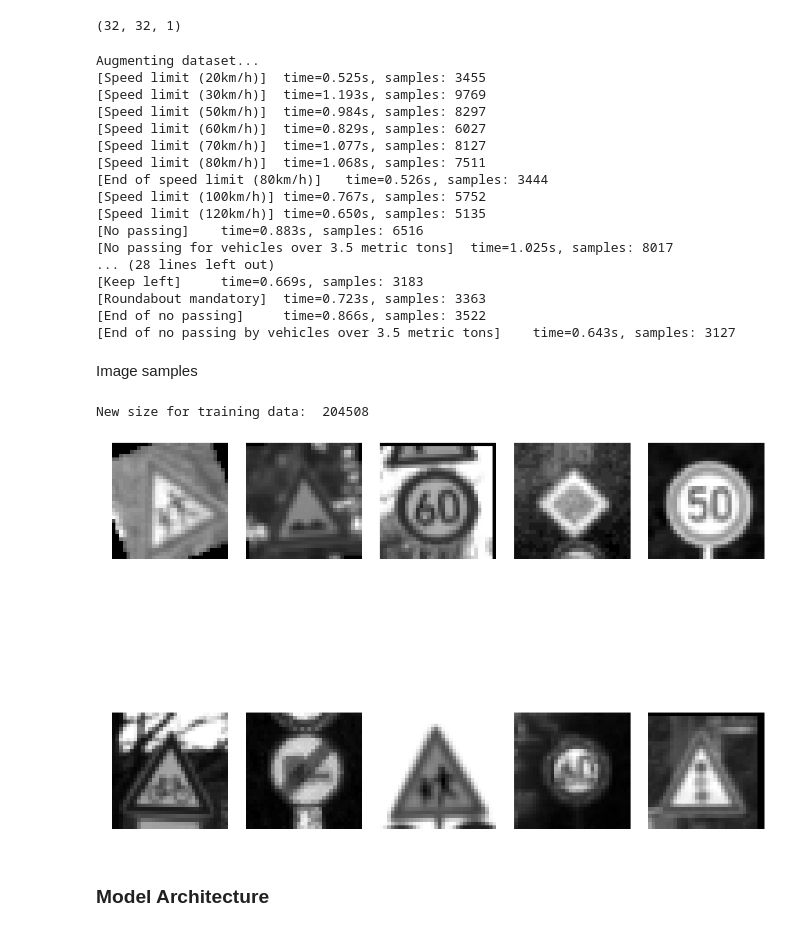
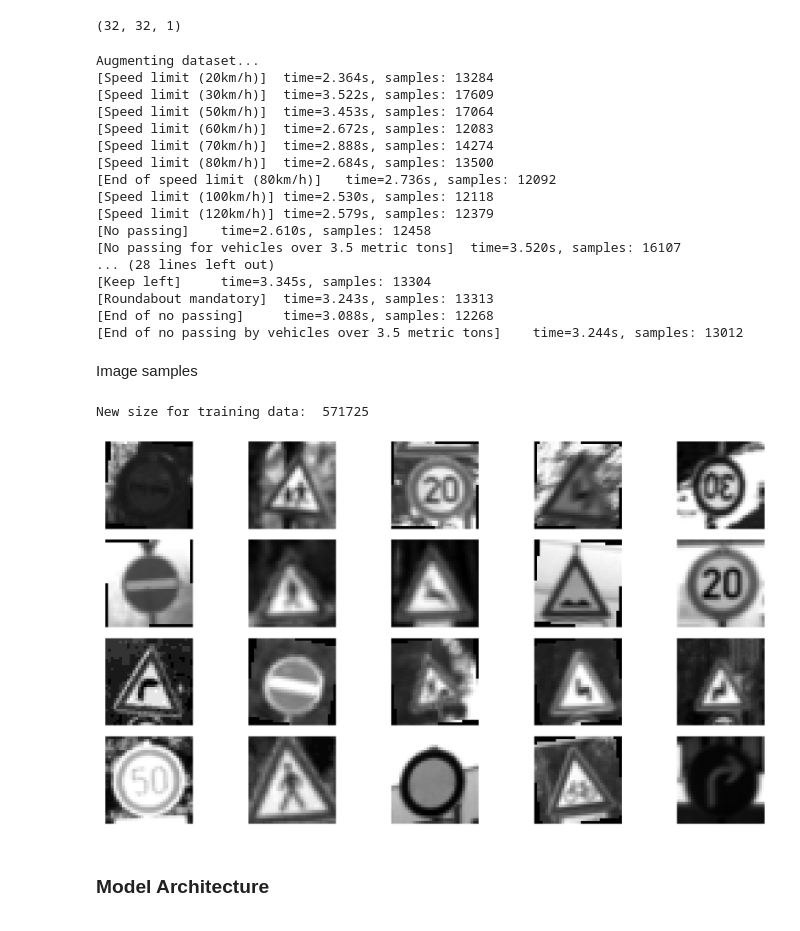
Before and after one commit to bajcmartinez/CarND-Traffic-Sign-Classifier-Project, a Jupyter notebook: Traffic_Sign_Classifier.ipynb, the cells around one changed output. Drawn from its saved outputs; the diff is of its cells as text; code cells hidden in the pictures.

```diff
--- a/Traffic_Sign_Classifier.ipynb
+++ b/Traffic_Sign_Classifier.ipynb
@@ -13,9 +13,9 @@ In this notebook, a template is provided for you to implement your functionality
 # Load pickled data
 import pickle
 
-training_file = "./traffic-signs-data/train.p"
-validation_file = "./traffic-signs-data/valid.p"
-testing_file = "./traffic-signs-data/test.p"
+training_file = "../data/train.p"
+validation_file = "../data/valid.p"
+testing_file = "../data/test.p"
 
 with open(training_file, mode='rb') as f:
     train = pickle.load(f)
@@ -228,26 +228,17 @@ class ImagesManipulation:
             img = np.fliplr(img)
         elif random.random() < 0.5:
             transformed = True
-            img = ndimage.rotate(img, np.random.randint(-45, 45), reshape=False)
+            img = ndimage.rotate(img, np.random.randint(-15, 15), reshape=False)
 
-        # scale or translate
-        if random.random() < 0.5:
+        # translate
+        elif random.random() < 0.5:
             transformed = True
-            rows,cols,_ = img.shape
-            f = random.random() * 0.4 + 0.8
+            rows, cols, _ = img.shape
+            f = random.random() * 6
             pts1 = np.float32([[f,f],[rows-f,f],[f,cols-f],[rows-f,cols-f]])
             pts2 = np.float32([[0,0],[rows,0],[0,cols],[rows,cols]])
             M = cv2.getPerspectiveTransform(pts1,pts2)
-            img = cv2.warpPerspective(img,M,(rows,cols))
-
-        elif random.random() < 0.5:
-            transformed = True
-            px = 2
-            img = cv2.warpAffine(
-                img,
-                np.float32([[1, 0, np.random.randint(-px,px)],[0 , 1, np.random.randint(-px,px)]]),
-                (32, 32)
-            )
+            img = cv2.warpPerspective(img,M,(rows,cols), borderMode=cv2.BORDER_REPLICATE)
 
         if not transformed:
             img = np.fliplr(img)
@@ -285,7 +276,7 @@ class ImagesManipulation:
                         new_features[i] = img
 
             features = np.concatenate((features, new_features), axis=0)
-            labels = np.concatenate((labels, [sign_index]), axis=0)
+            labels = np.concatenate((labels, new_labels), axis=0)
 
             print("[{}]\ttime={:.3f}s, samples: {}".format(sign_names.loc[sign_index]["SignName"], time.time() - start, min_amount))
 
@@ -310,45 +301,47 @@ print(X_train_sample[0].shape)
 x_train_augmented, y_train_augmented = ImagesManipulation.augment(X_train_sample, y_train, n_classes)
 # %% [output]
 Augmenting dataset...
-[Speed limit (20km/h)]  time=0.525s, samples: 3455
-[Speed limit (30km/h)]  time=1.193s, samples: 9769
-[Speed limit (50km/h)]  time=0.984s, samples: 8297
-[Speed limit (60km/h)]  time=0.829s, samples: 6027
-[Speed limit (70km/h)]  time=1.077s, samples: 8127
-[Speed limit (80km/h)]  time=1.068s, samples: 7511
-[End of speed limit (80km/h)]   time=0.526s, samples: 3444
-[Speed limit (100km/h)] time=0.767s, samples: 5752
-[Speed limit (120km/h)] time=0.650s, samples: 5135
-[No passing]    time=0.883s, samples: 6516
-[No passing for vehicles over 3.5 metric tons]  time=1.025s, samples: 8017
+[Speed limit (20km/h)]  time=2.364s, samples: 13284
+[Speed limit (30km/h)]  time=3.522s, samples: 17609
+[Speed limit (50km/h)]  time=3.453s, samples: 17064
+[Speed limit (60km/h)]  time=2.672s, samples: 12083
+[Speed limit (70km/h)]  time=2.888s, samples: 14274
+[Speed limit (80km/h)]  time=2.684s, samples: 13500
+[End of speed limit (80km/h)]   time=2.736s, samples: 12092
+[Speed limit (100km/h)] time=2.530s, samples: 12118
+[Speed limit (120km/h)] time=2.579s, samples: 12379
+[No passing]    time=2.610s, samples: 12458
+[No passing for vehicles over 3.5 metric tons]  time=3.520s, samples: 16107
 ... (28 lines left out)
-[Keep left]     time=0.669s, samples: 3183
-[Roundabout mandatory]  time=0.723s, samples: 3363
-[End of no passing]     time=0.866s, samples: 3522
-[End of no passing by vehicles over 3.5 metric tons]    time=0.643s, samples: 3127
+[Keep left]     time=3.345s, samples: 13304
+[Roundabout mandatory]  time=3.243s, samples: 13313
+[End of no passing]     time=3.088s, samples: 12268
+[End of no passing by vehicles over 3.5 metric tons]    time=3.244s, samples: 13012
 # %% [markdown]
 Image samples
 # %%
 print("New size for training data: ", len(x_train_augmented))
 
 def sample_plot(imgs, cols = 5):
-    selected_imgs = random.choices(imgs, k=10)
+    selected_imgs = random.choices(imgs, k=20)
 
     rows = len(selected_imgs) // cols
-    fig, axes = plt.subplots(rows, cols, figsize=(16, 16))
+    fig, axes = plt.subplots(rows, cols, figsize=(30, 16))
     axes = axes.flatten()
     for i, img in enumerate(selected_imgs):
         axes[i].axis("off")
-        cmap = 'gray' if NORMALIZE_TO_GRAYSCALE else None
-        axes[i].imshow(np.reshape(np.array(img), (32, 32)), cmap=cmap)
+        if NORMALIZE_TO_GRAYSCALE:
+            axes[i].imshow(np.reshape(np.array(img), (32, 32)), cmap='gray')
+        else:
+            axes[i].imshow(img)
 
     fig.tight_layout()
     plt.show()
 
 sample_plot(x_train_augmented)
 # %% [output]
-New size for training data:  204508
+New size for training data:  571725
-[figure, old version]
+[figure, new version]
 # %% [markdown]
 ### Model Architecture
 # %%
```
Also changed, not shown: parts of 4 cells of this notebook.
